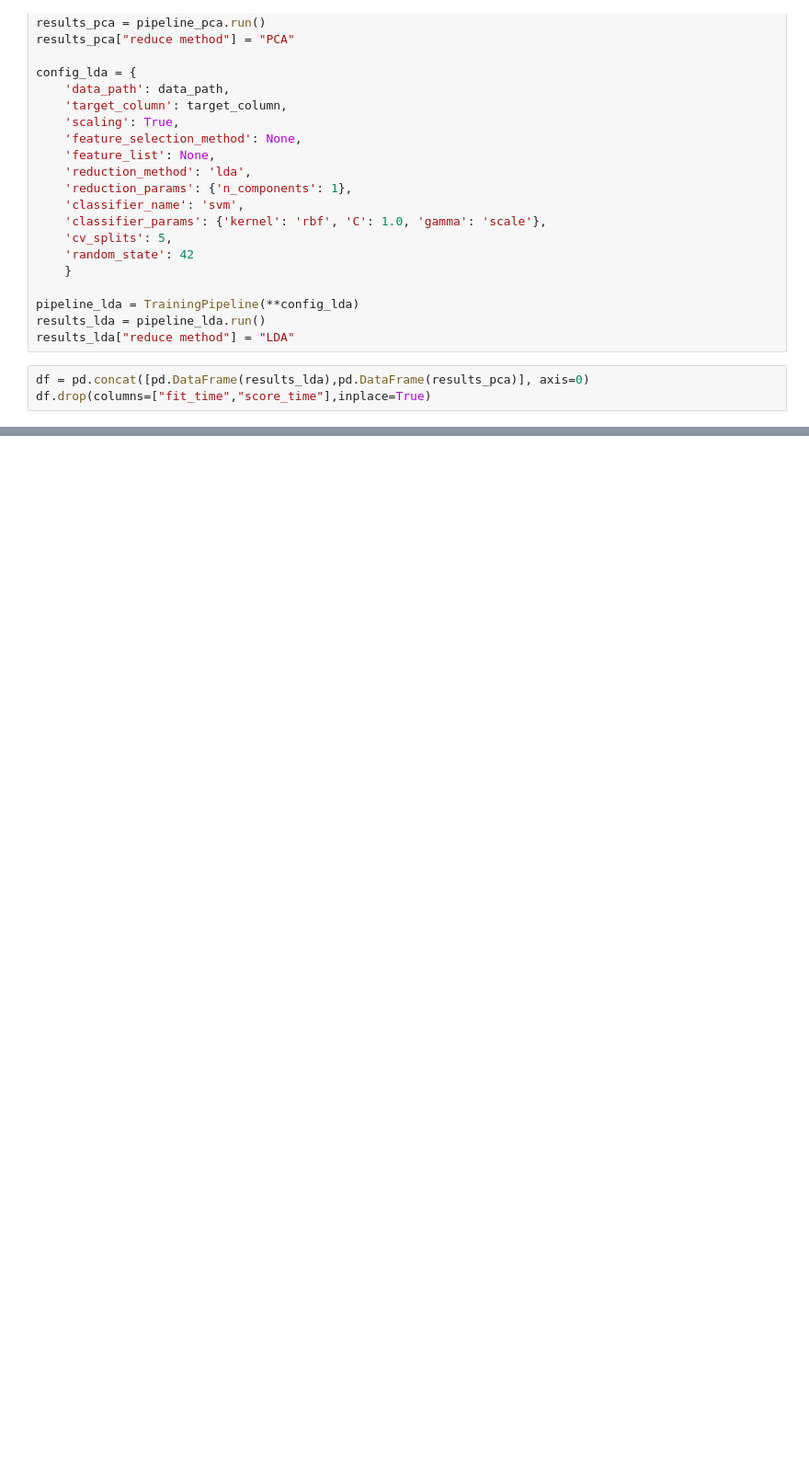
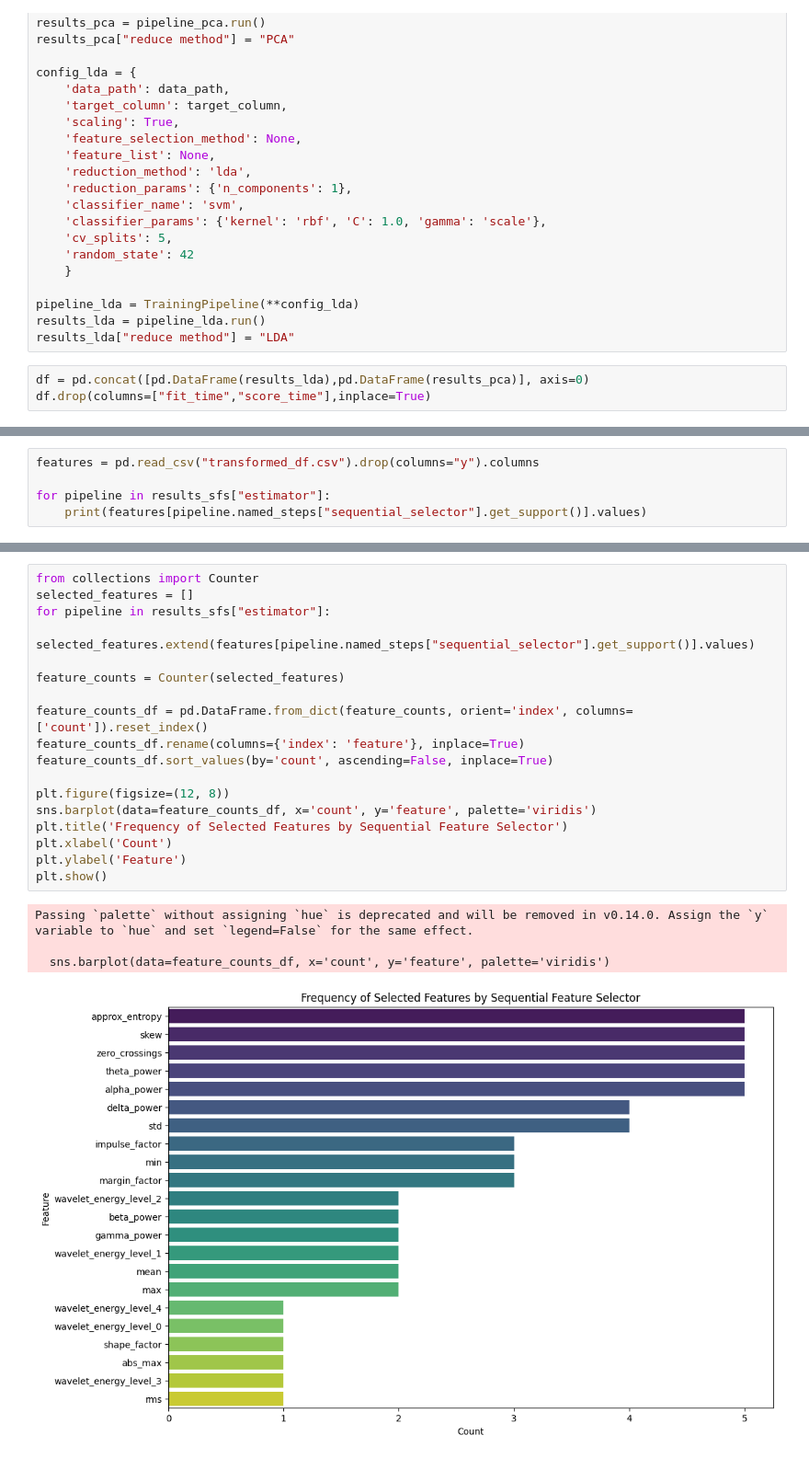
Before and after one commit to xterm99/kaggle-epileptic-seizure-recognition, a Jupyter notebook: Train_Evaluation.ipynb, the cells around one changed output, grey strips where cells are left out. Shown at 92% size. Cells and saved outputs as stored; diff of their text form; blank space fills up the shorter version.

```diff
--- a/Train_Evaluation.ipynb
+++ b/Train_Evaluation.ipynb
@@ -546,0 +596,5 @@ plt.show()
+# %%
+features = pd.read_csv("transformed_df.csv").drop(columns="y").columns
+
+for pipeline in results_sfs["estimator"]:
+    print(features[pipeline.named_steps["sequential_selector"].get_support()].values)
@@ -546,0 +617,23 @@ plt.show()
+# %%
+from collections import Counter
+selected_features = []
+for pipeline in results_sfs["estimator"]:
+    selected_features.extend(features[pipeline.named_steps["sequential_selector"].get_support()].values)
+
+feature_counts = Counter(selected_features)
+
+feature_counts_df = pd.DataFrame.from_dict(feature_counts, orient='index', columns=['count']).reset_index()
+feature_counts_df.rename(columns={'index': 'feature'}, inplace=True)
+feature_counts_df.sort_values(by='count', ascending=False, inplace=True)
+
+plt.figure(figsize=(12, 8))
+sns.barplot(data=feature_counts_df, x='count', y='feature', palette='viridis')
+plt.title('Frequency of Selected Features by Sequential Feature Selector')
+plt.xlabel('Count')
+plt.ylabel('Feature')
+plt.show()
+# %% [output]
+Passing `palette` without assigning `hue` is deprecated and will be removed in v0.14.0. Assign the `y` variable to `hue` and set `legend=False` for the same effect.
+
+  sns.barplot(data=feature_counts_df, x='count', y='feature', palette='viridis')
+[figure, added]
```
Also changed, not shown: parts of 16 cells of this notebook.
